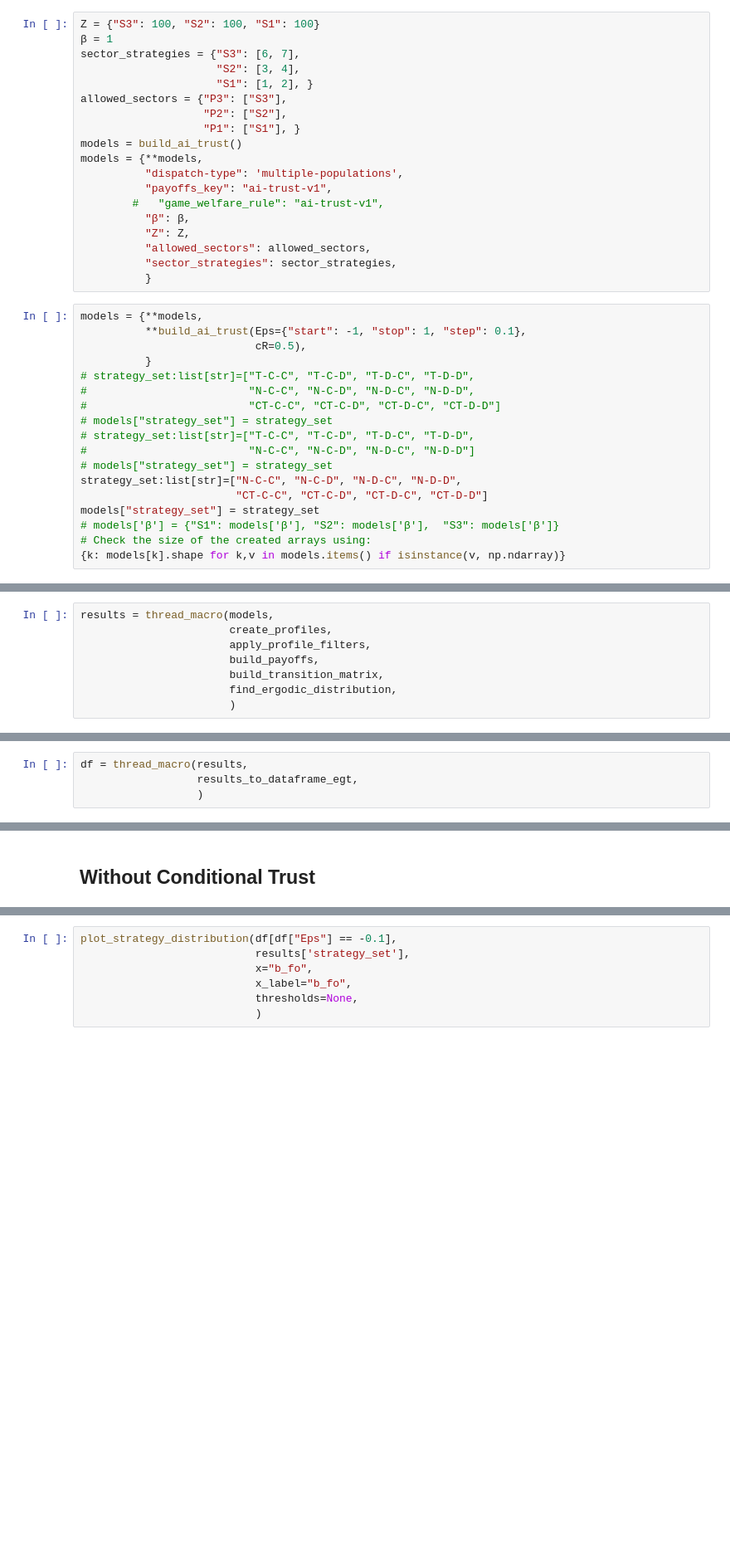
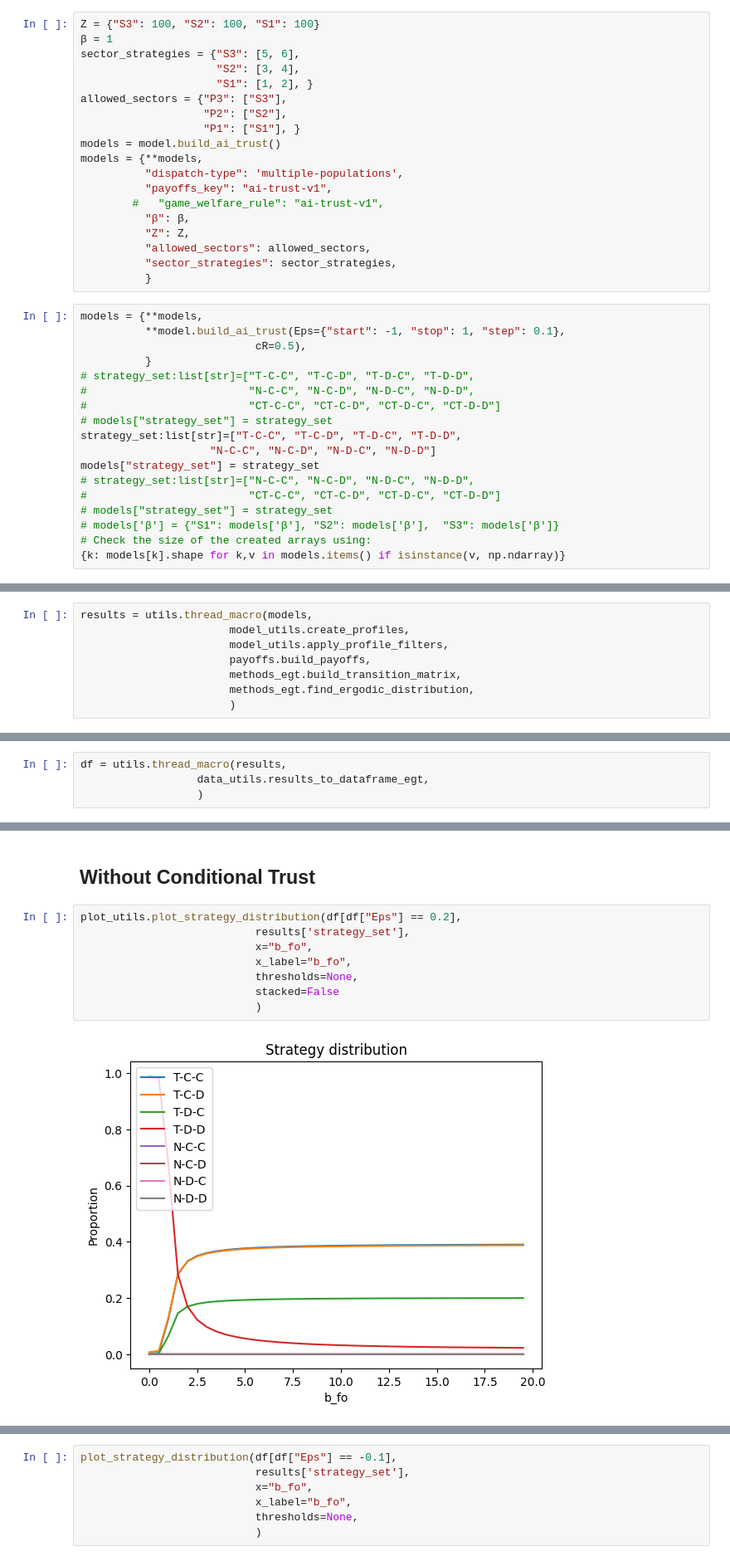
Before and after one commit to PaoloBova/prototype-phd, a Jupyter notebook: nbs/16_ai_trust.ipynb, the cells around one changed output, grey strips where cells are left out. Shown at 83% size. Saved outputs shown, nothing was run; the diff lists cells and outputs as text; blank space fills up the shorter version.

Commit message:
Improve ai trust notebook

```diff
--- a/nbs/16_ai_trust.ipynb
+++ b/nbs/16_ai_trust.ipynb
@@ -22,13 +22,13 @@ import numpy as np
 # %%
 Z = {"S3": 100, "S2": 100, "S1": 100}
 β = 1
-sector_strategies = {"S3": [6, 7],
+sector_strategies = {"S3": [5, 6],
                      "S2": [3, 4],
                      "S1": [1, 2], }
 allowed_sectors = {"P3": ["S3"],
                    "P2": ["S2"],
                    "P1": ["S1"], }
-models = build_ai_trust()
+models = model.build_ai_trust()
 models = {**models,
           "dispatch-type": 'multiple-populations',
           "payoffs_key": "ai-trust-v1",
@@ -40,19 +40,19 @@ models = {**models,
           }
 # %%
 models = {**models,
-          **build_ai_trust(Eps={"start": -1, "stop": 1, "step": 0.1},
+          **model.build_ai_trust(Eps={"start": -1, "stop": 1, "step": 0.1},
                            cR=0.5),
           }
 # strategy_set:list[str]=["T-C-C", "T-C-D", "T-D-C", "T-D-D",
 #                         "N-C-C", "N-C-D", "N-D-C", "N-D-D",
 #                         "CT-C-C", "CT-C-D", "CT-D-C", "CT-D-D"]
 # models["strategy_set"] = strategy_set
-# strategy_set:list[str]=["T-C-C", "T-C-D", "T-D-C", "T-D-D",
-#                         "N-C-C", "N-C-D", "N-D-C", "N-D-D"]
+strategy_set:list[str]=["T-C-C", "T-C-D", "T-D-C", "T-D-D",
+                    "N-C-C", "N-C-D", "N-D-C", "N-D-D"]
+models["strategy_set"] = strategy_set
+# strategy_set:list[str]=["N-C-C", "N-C-D", "N-D-C", "N-D-D",
+#                         "CT-C-C", "CT-C-D", "CT-D-C", "CT-D-D"]
 # models["strategy_set"] = strategy_set
-strategy_set:list[str]=["N-C-C", "N-C-D", "N-D-C", "N-D-D",
-                        "CT-C-C", "CT-C-D", "CT-D-C", "CT-D-D"]
-models["strategy_set"] = strategy_set
 # models['β'] = {"S1": models['β'], "S2": models['β'],  "S3": models['β']}
 # Check the size of the created arrays using:
 {k: models[k].shape for k,v in models.items() if isinstance(v, np.ndarray)}
@@ -68,19 +68,19 @@ models["strategy_set"] = strategy_set
  'v': (800,),
  'β': (800,)}
 # %%
-results = thread_macro(models,
-                       create_profiles,
-                       apply_profile_filters,
-                       build_payoffs,
-                       build_transition_matrix,
-                       find_ergodic_distribution,
+results = utils.thread_macro(models,
+                       model_utils.create_profiles,
+                       model_utils.apply_profile_filters,
+                       payoffs.build_payoffs,
+                       methods_egt.build_transition_matrix,
+                       methods_egt.find_ergodic_distribution,
                        )
 # %%
 # Add workaround for better labels for frquency columns
 results["recurrent_states"] = results["strategy_set"]
 # %%
-df = thread_macro(results,
-                  results_to_dataframe_egt,
+df = utils.thread_macro(results,
+                  data_utils.results_to_dataframe_egt,
                   )
 # %%
 {k: results[k].shape for k,v in results.items() if isinstance(v, np.ndarray)}
@@ -124,3 +124,13 @@ df["Eps"] = np.round(df["Eps"], 2)
 Note: The results below were run with potentially different parameter settings than you currently see above.
 # %% [markdown]
 ## Without Conditional Trust
+# %%
+plot_utils.plot_strategy_distribution(df[df["Eps"] == 0.2],
+                           results['strategy_set'],
+                           x="b_fo",
+                           x_label="b_fo",
+                           thresholds=None,
+                           stacked=False
+                           )
+# %% [output]
+[figure, added]
```
Also changed, not shown: parts of 2 cells of this notebook.
